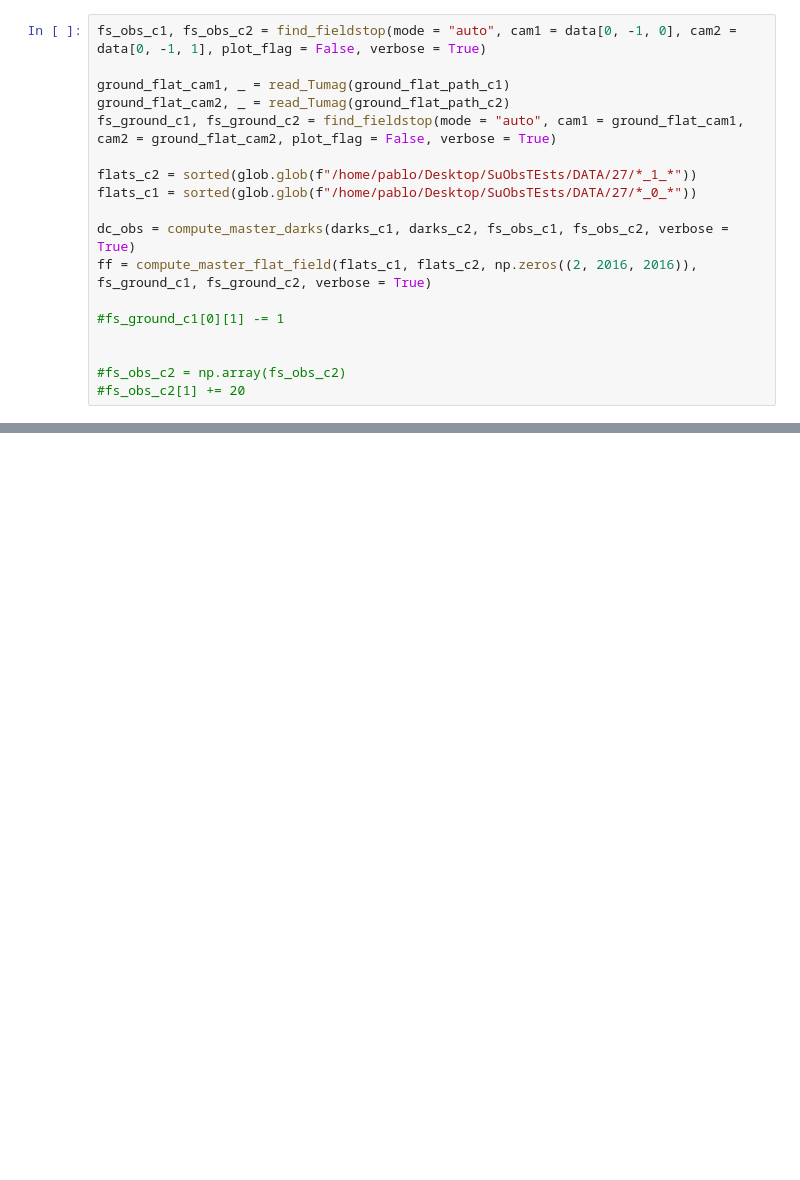
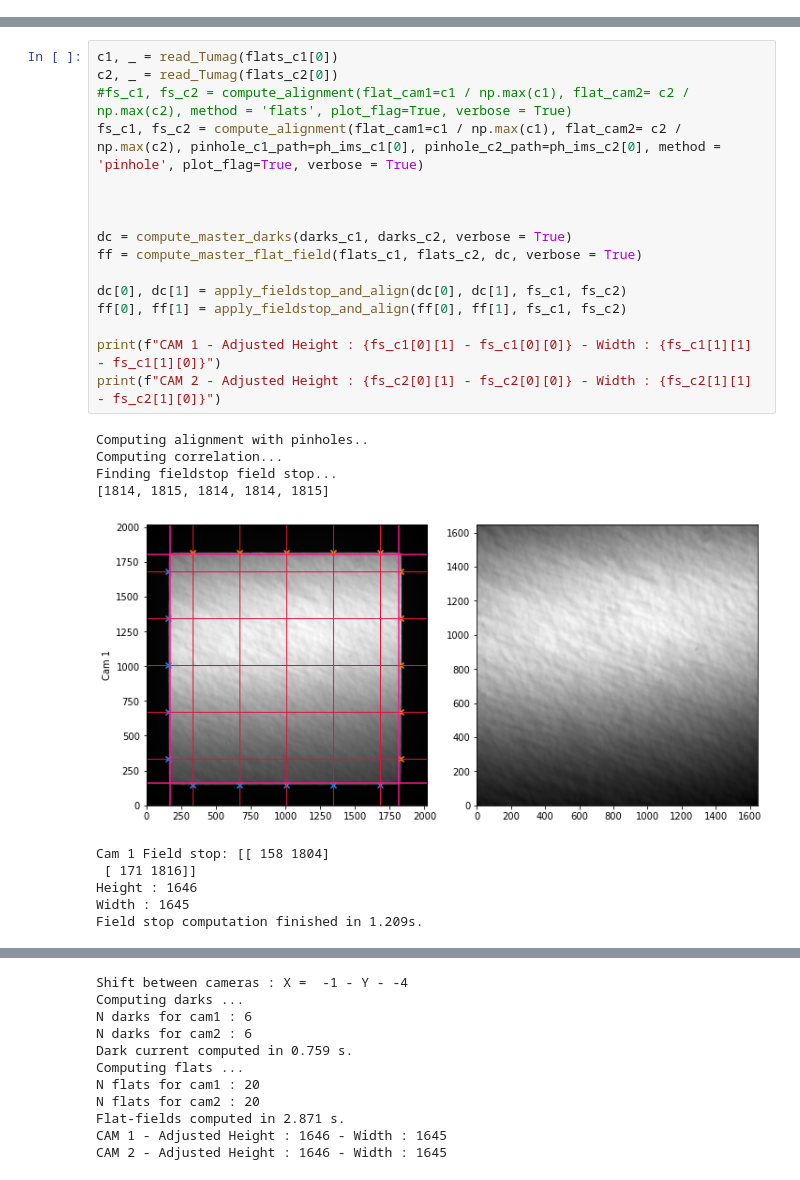
Before and after one commit to PabloSGN/TuMags_Reduction_Pipeline, a Jupyter notebook: reduction_jupyter.ipynb, the cells around one changed output, grey strips where cells are left out. Cells and saved outputs as stored; diff of their text form; blank space fills up the shorter version.

Commit message:
alignment

```diff
--- a/reduction_jupyter.ipynb
+++ b/reduction_jupyter.ipynb
@@ -46,18 +38,0 @@ data = ob.get_data()
-# %%
-fs_obs_c1, fs_obs_c2 = find_fieldstop(mode = "auto", cam1 = data[0, -1, 0], cam2 = data[0, -1, 1], plot_flag = False, verbose = True)
-
-ground_flat_cam1, _ = read_Tumag(ground_flat_path_c1)
-ground_flat_cam2, _ = read_Tumag(ground_flat_path_c2)
-fs_ground_c1, fs_ground_c2 = find_fieldstop(mode = "auto", cam1 = ground_flat_cam1, cam2 = ground_flat_cam2, plot_flag = False, verbose = True)
-
-flats_c2 = sorted(glob.glob(f"/home/pablo/Desktop/SuObsTEsts/DATA/27/*_1_*"))
-flats_c1 = sorted(glob.glob(f"/home/pablo/Desktop/SuObsTEsts/DATA/27/*_0_*"))
-
-dc_obs = compute_master_darks(darks_c1, darks_c2, fs_obs_c1, fs_obs_c2, verbose = True)
-ff = compute_master_flat_field(flats_c1, flats_c2, np.zeros((2, 2016, 2016)), fs_ground_c1, fs_ground_c2, verbose = True)
-
-#fs_ground_c1[0][1] -= 1
-
-
-#fs_obs_c2 = np.array(fs_obs_c2)
-#fs_obs_c2[1] += 20
@@ -63,0 +85,27 @@ ff = compute_master_flat_field(flats_c1, flats_c2, np.zeros((2, 2016, 2016)), fs
+# %%
+c1, _ = read_Tumag(flats_c1[0])
+c2, _ = read_Tumag(flats_c2[0])
+#fs_c1, fs_c2 = compute_alignment(flat_cam1=c1 / np.max(c1), flat_cam2= c2 / np.max(c2), method = 'flats', plot_flag=True, verbose = True)
+fs_c1, fs_c2 = compute_alignment(flat_cam1=c1 / np.max(c1), flat_cam2= c2 / np.max(c2), pinhole_c1_path=ph_ims_c1[0], pinhole_c2_path=ph_ims_c2[0], method = 'pinhole', plot_flag=True, verbose = True)
+
+
+
+dc = compute_master_darks(darks_c1, darks_c2, verbose = True)
+ff = compute_master_flat_field(flats_c1, flats_c2, dc, verbose = True)
+
+dc[0], dc[1] = apply_fieldstop_and_align(dc[0], dc[1], fs_c1, fs_c2)
+ff[0], ff[1] = apply_fieldstop_and_align(ff[0], ff[1], fs_c1, fs_c2)
+
+print(f"CAM 1 - Adjusted Height : {fs_c1[0][1] - fs_c1[0][0]} - Width : {fs_c1[1][1] - fs_c1[1][0]}")
+print(f"CAM 2 - Adjusted Height : {fs_c2[0][1] - fs_c2[0][0]} - Width : {fs_c2[1][1] - fs_c2[1][0]}")
+# %% [output]
+Computing alignment with pinholes..
+Computing correlation...
+Finding fieldstop field stop...
+[1814, 1815, 1814, 1814, 1815]
+[figure, added]
+Cam 1 Field stop: [[ 158 1804]
+ [ 171 1816]]
+Height : 1646
+Width : 1645
+Field stop computation finished in 1.209s.
@@ -64 +113,12 @@ ff = compute_master_flat_field(flats_c1, flats_c2, np.zeros((2, 2016, 2016)), fs
+Shift between cameras : X =  -1 - Y - -4
+Computing darks ...
+N darks for cam1 : 6
+N darks for cam2 : 6
+Dark current computed in 0.759 s.
+Computing flats ...
+N flats for cam1 : 20
+N flats for cam2 : 20
+Flat-fields computed in 2.871 s.
+CAM 1 - Adjusted Height : 1646 - Width : 1645
+CAM 2 - Adjusted Height : 1646 - Width : 1645
 # %%
```
Also changed, not shown: parts of 14 cells of this notebook, 10 other files.
